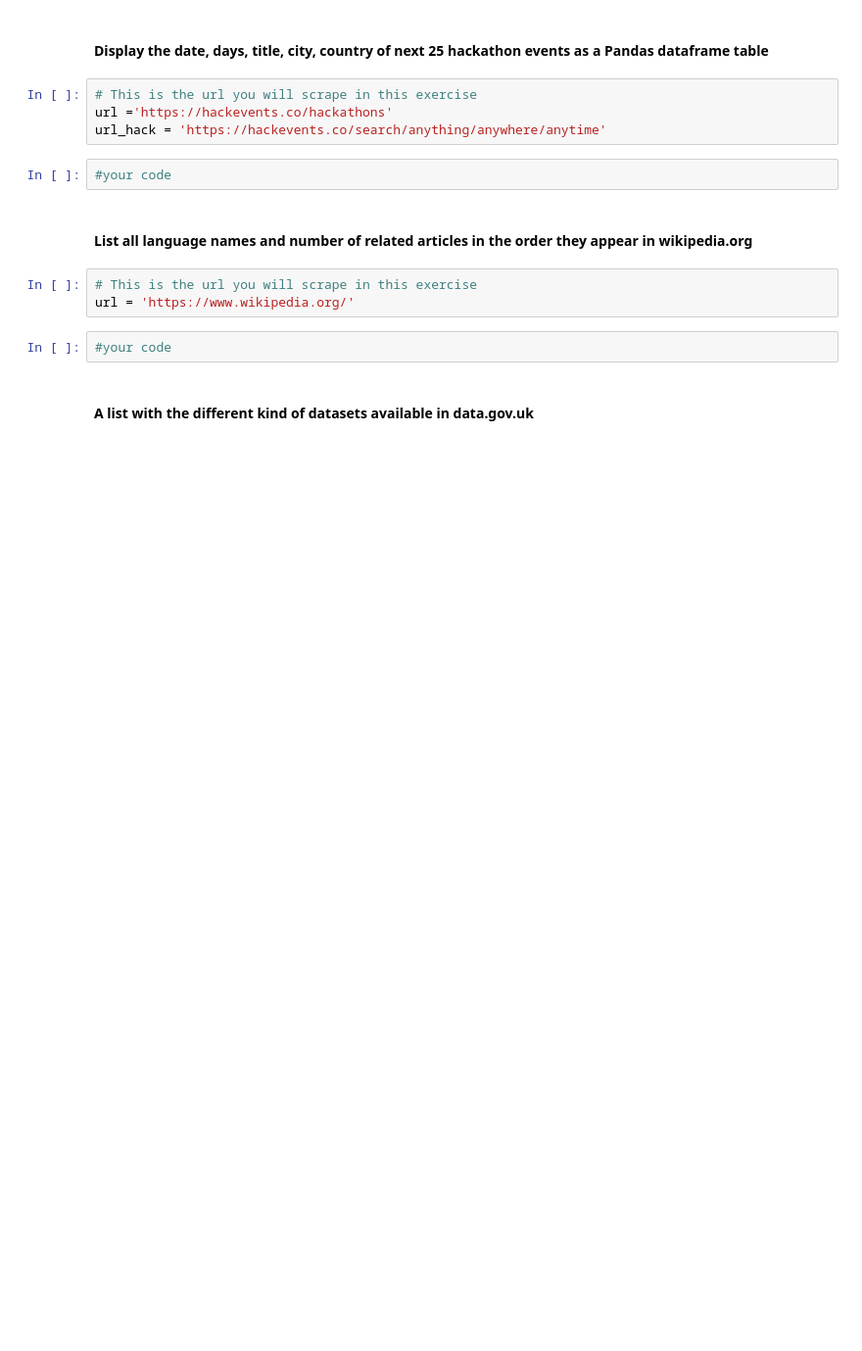
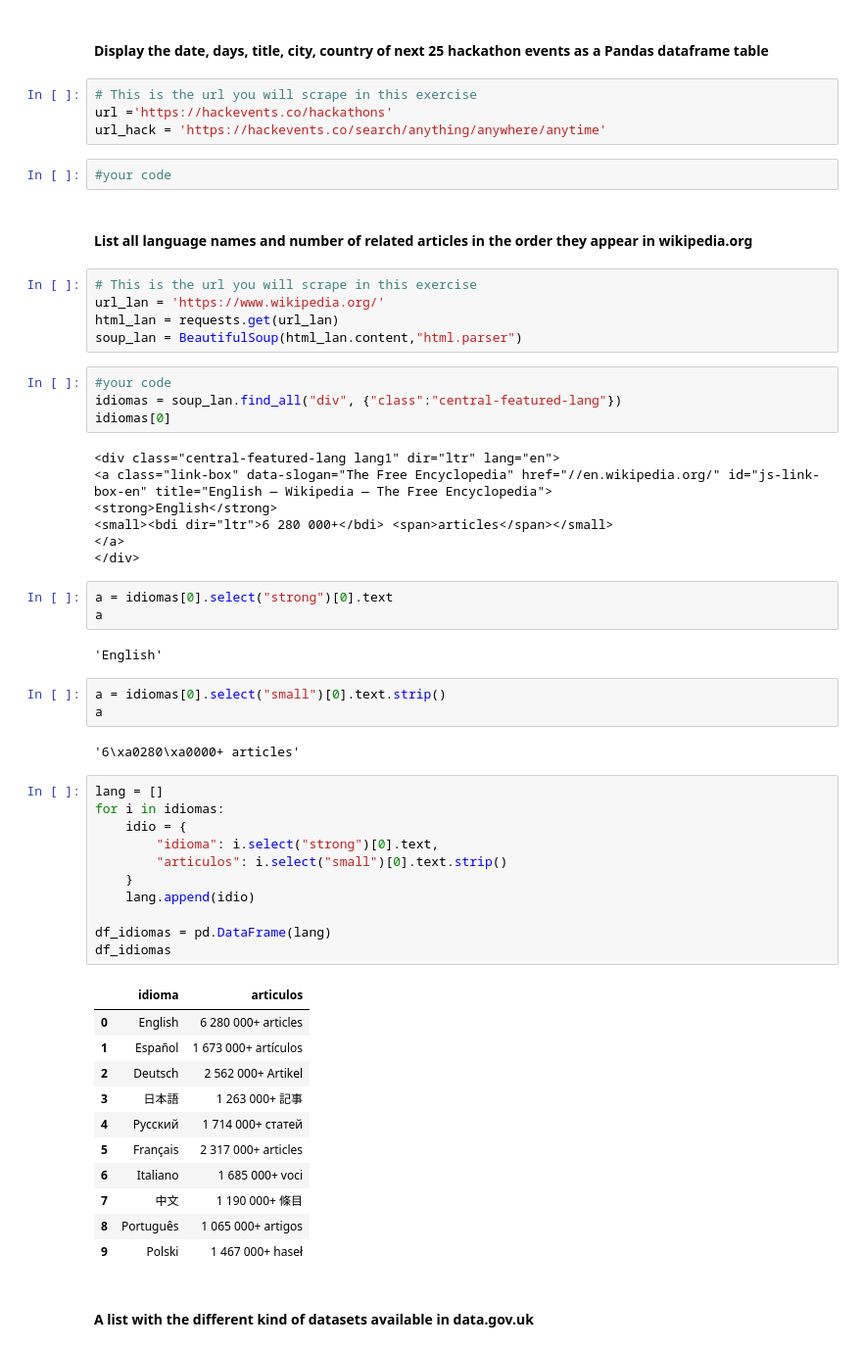
Before and after one commit to Ironhack-Data-Madrid-Marzo-2021/lab-web-scraping, a Jupyter notebook: your-code/main.ipynb, the cells around one changed output. Shown at 98% size. Saved outputs shown, nothing was run; the diff lists cells and outputs as text; blank space fills up the shorter version.

Commit message:
idiomas

```diff
--- a/your-code/main.ipynb
+++ b/your-code/main.ipynb
@@ -135,9 +304,53 @@ url_hack = 'https://hackevents.co/search/anything/anywhere/anytime'
 #### List all language names and number of related articles in the order they appear in wikipedia.org
 # %%
 # This is the url you will scrape in this exercise
-url = 'https://www.wikipedia.org/'
+url_lan = 'https://www.wikipedia.org/'
+html_lan = requests.get(url_lan)
+soup_lan = BeautifulSoup(html_lan.content,"html.parser")
-# %%
-#your code
+# %%
+#your code
+idiomas = soup_lan.find_all("div", {"class":"central-featured-lang"})
+idiomas[0]
+# %% [output]
+<div class="central-featured-lang lang1" dir="ltr" lang="en">
+<a class="link-box" data-slogan="The Free Encyclopedia" href="//en.wikipedia.org/" id="js-link-box-en" title="English — Wikipedia — The Free Encyclopedia">
+<strong>English</strong>
+<small><bdi dir="ltr">6 280 000+</bdi> <span>articles</span></small>
+</a>
+</div>
+# %%
+a = idiomas[0].select("strong")[0].text
+a
+# %% [output]
+'English'
+# %%
+a = idiomas[0].select("small")[0].text.strip()
+a
+# %% [output]
+'6\xa0280\xa0000+ articles'
+# %%
+lang = []
+for i in idiomas:
+    idio = {
+        "idioma": i.select("strong")[0].text,
+        "articulos": i.select("small")[0].text.strip()
+    }
+    lang.append(idio)
+
+df_idiomas = pd.DataFrame(lang)
+df_idiomas
+# %% [output]
+|  | idioma | articulos |
+| 0 | English | 6 280 000+ articles |
+| 1 | Español | 1 673 000+ artículos |
+| 2 | Deutsch | 2 562 000+ Artikel |
+| 3 | 日本語 | 1 263 000+ 記事 |
+| 4 | Русский | 1 714 000+ статей |
+| 5 | Français | 2 317 000+ articles |
+| 6 | Italiano | 1 685 000+ voci |
+| 7 | 中文 | 1 190 000+ 條目 |
+| 8 | Português | 1 065 000+ artigos |
+| 9 | Polski | 1 467 000+ haseł |
 # %% [markdown]
 #### A list with the different kind of datasets available in data.gov.uk
 # %%
```
Also changed, not shown: parts of 30 cells of this notebook.
